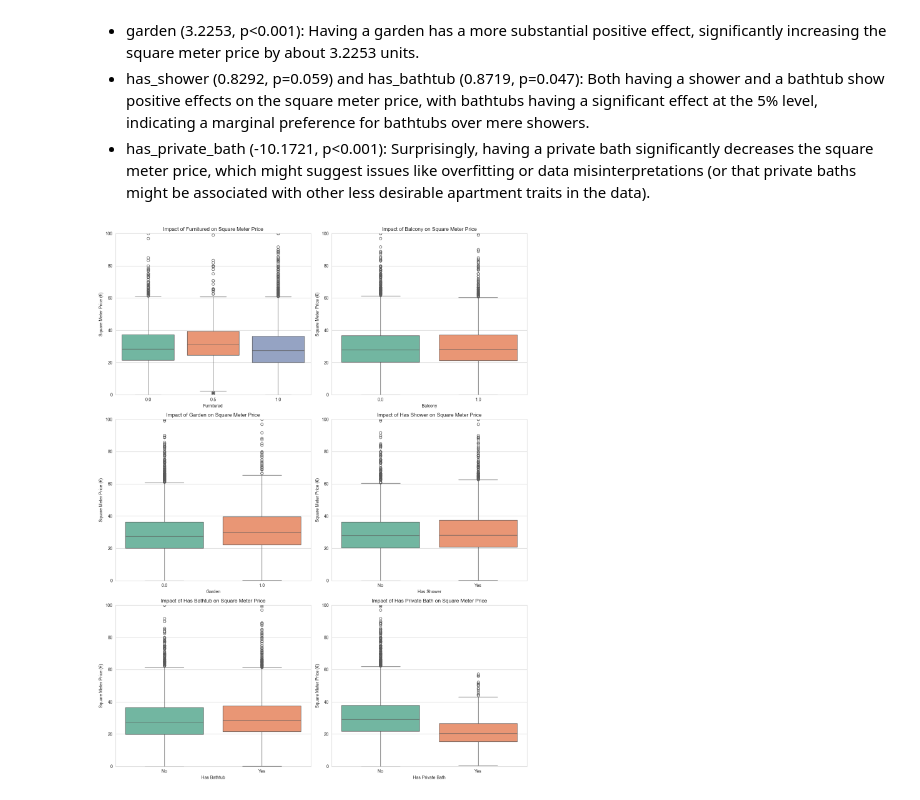
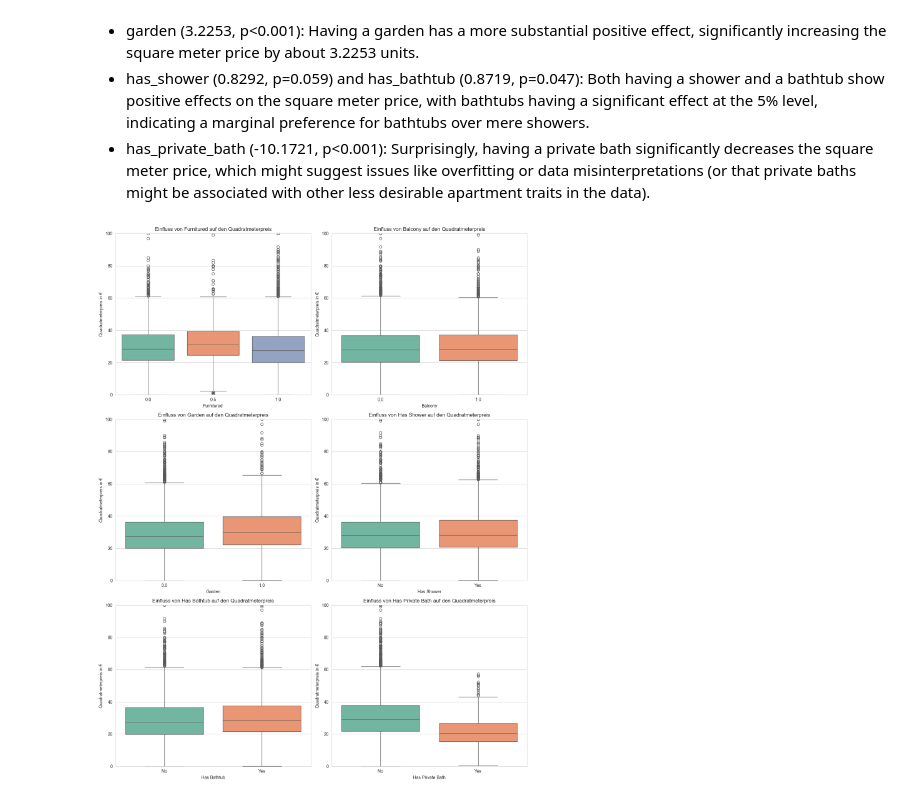
Before and after one commit to pascals00/WG-Gesucht, a Jupyter notebook: DataAnalysis/PriceDeterminantsAnalysis.ipynb, the cells around one changed output. Saved outputs shown, nothing was run; the diff lists cells and outputs as text; code cells hidden in the pictures.

```diff
--- a/DataAnalysis/PriceDeterminantsAnalysis.ipynb
+++ b/DataAnalysis/PriceDeterminantsAnalysis.ipynb
@@ -36,3 +32,10 @@ df_price_det_analysis.loc[:, 'available_from'] = pd.to_datetime(df_price_det_ana
 df_price_det_analysis.loc[:, 'available_until'] = pd.to_datetime(df_price_det_analysis['available_until'], dayfirst=True)
 # %%
 df_price_det_analysis.loc[:, 'price_per_m2'] = df_price_det_analysis['total_rent'] / df_price_det_analysis['room_size']
+
+print(len(df_price_det_analysis))
+
+df_price_det_analysis = df_price_det_analysis[df_price_det_analysis['price_per_m2'] > 0]
+df_price_det_analysis = df_price_det_analysis[df_price_det_analysis['room_size'] > 0]
+
+print(len(df_price_det_analysis))
@@ -439,31 +486,31 @@ Coefficients Interpretation:
 # %%
 import matplotlib.pyplot as plt
 import seaborn as sns
 
 # Set the aesthetic style of the plots
 sns.set_style("whitegrid")
 
 # Data setup for plotting
 amenities = ['furnitured', 'balcony', 'garden', 'has_shower', 'has_bathtub', 'has_private_bath']
 data_for_plot = df[amenities + ['price_per_m2']]
 
 # Create a figure to hold subplots
 fig, axes = plt.subplots(nrows=3, ncols=2, figsize=(14, 18))
 axes = axes.flatten()  # Flatten the axes array for easier iteration
 
 for i, amenity in enumerate(amenities):
     # Create a boxplot for each amenity
     sns.boxplot(x=amenity, y='price_per_m2', data=data_for_plot, ax=axes[i], palette="Set2")
-    axes[i].set_title(f'Impact of {amenity.replace("_", " ").title()} on Square Meter Price')
+    axes[i].set_title(f'Einfluss von {amenity.replace("_", " ").title()} auf den Quadratmeterpreis')
     axes[i].set_xlabel(amenity.replace('_', ' ').title())
-    axes[i].set_ylabel('Square Meter Price (€)')
+    axes[i].set_ylabel('Quadratmeterpreis in €')
     axes[i].set_ylim(0, 100)
     # Improve x-axis labels for binary features
     if data_for_plot[amenity].dtype == 'int':
         axes[i].set_xticklabels(['No', 'Yes'])
 
 # Adjust layout to prevent overlap
 plt.tight_layout()
 plt.show()
 # %% [output]
-[figure, old version]
+[figure, new version]
```
Also changed, not shown: parts of 11 cells of this notebook, 2 other files.
